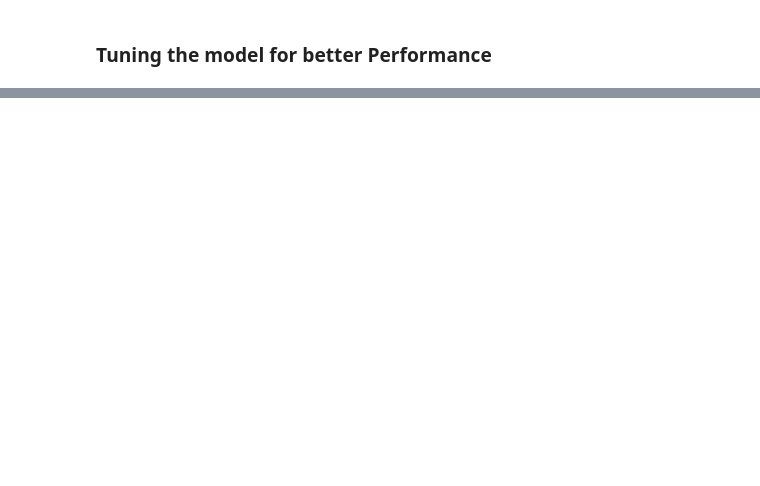
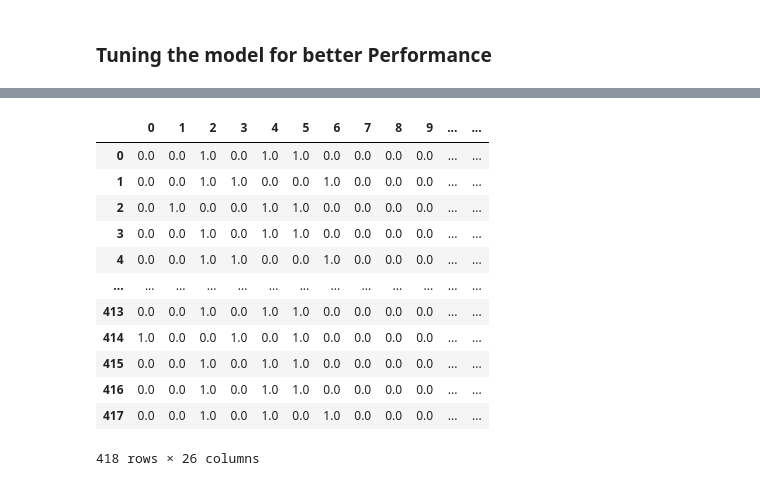
Before and after one commit to hji360/Titanic-Machine-Learning-from-Disaster-By-iHasib, a Jupyter notebook: Titanic-Disaster.ipynb, the cells around one changed output, grey strips where cells are left out. Cells and saved outputs as stored; diff of their text form; code cells hidden in the pictures; blank space fills up the shorter version.

```diff
--- a/Titanic-Disaster.ipynb
+++ b/Titanic-Disaster.ipynb
@@ -263,0 +413,3 @@ plt.show()
+# %%
+test = pd.read_csv("titanic/test.csv")
+test
@@ -263,0 +465,13 @@ plt.show()
+# %%
+test = test.drop("Name", axis=1)
+test = test.drop("Ticket", axis=1)
+test = test.drop("Cabin", axis=1)
+# %%
+from sklearn.compose import ColumnTransformer
+from sklearn.preprocessing import OneHotEncoder
+cat_features = ["Pclass", "Sex", "SibSp", "Parch","Embarked"]
+one_hot = OneHotEncoder()
+transformer = ColumnTransformer([("one_hot", one_hot, cat_features)], remainder="passthrough")
+
+transformed_test = transformer.fit_transform(test)
+transformed_test
@@ -263,0 +508,17 @@ plt.show()
+# %%
+testpd = pd.DataFrame(transformed_test)
+testpd
+# %% [output]
+|  | 0 | 1 | 2 | 3 | 4 | 5 | 6 | 7 | 8 | 9 | ... | ... |
+| 0 | 0.0 | 0.0 | 1.0 | 0.0 | 1.0 | 1.0 | 0.0 | 0.0 | 0.0 | 0.0 | ... | ... |
+| 1 | 0.0 | 0.0 | 1.0 | 1.0 | 0.0 | 0.0 | 1.0 | 0.0 | 0.0 | 0.0 | ... | ... |
+| 2 | 0.0 | 1.0 | 0.0 | 0.0 | 1.0 | 1.0 | 0.0 | 0.0 | 0.0 | 0.0 | ... | ... |
+| 3 | 0.0 | 0.0 | 1.0 | 0.0 | 1.0 | 1.0 | 0.0 | 0.0 | 0.0 | 0.0 | ... | ... |
+| 4 | 0.0 | 0.0 | 1.0 | 1.0 | 0.0 | 0.0 | 1.0 | 0.0 | 0.0 | 0.0 | ... | ... |
+| ... | ... | ... | ... | ... | ... | ... | ... | ... | ... | ... | ... | ... |
+| 413 | 0.0 | 0.0 | 1.0 | 0.0 | 1.0 | 1.0 | 0.0 | 0.0 | 0.0 | 0.0 | ... | ... |
+| 414 | 1.0 | 0.0 | 0.0 | 1.0 | 0.0 | 1.0 | 0.0 | 0.0 | 0.0 | 0.0 | ... | ... |
+| 415 | 0.0 | 0.0 | 1.0 | 0.0 | 1.0 | 1.0 | 0.0 | 0.0 | 0.0 | 0.0 | ... | ... |
+| 416 | 0.0 | 0.0 | 1.0 | 0.0 | 1.0 | 1.0 | 0.0 | 0.0 | 0.0 | 0.0 | ... | ... |
+| 417 | 0.0 | 0.0 | 1.0 | 0.0 | 1.0 | 0.0 | 1.0 | 0.0 | 0.0 | 0.0 | ... | ... |
+418 rows × 26 columns
```
Also changed, not shown: parts of 43 cells of this notebook, 11 other files.
